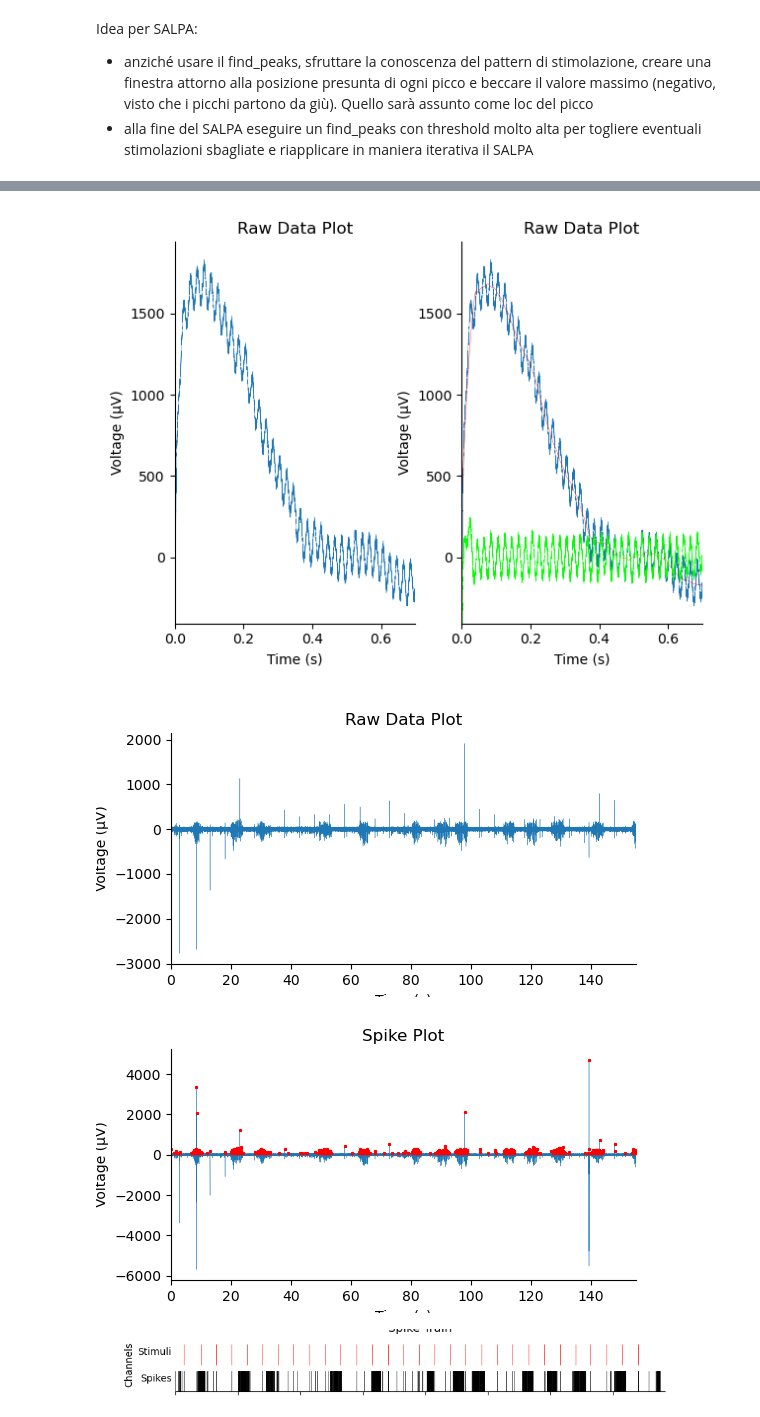
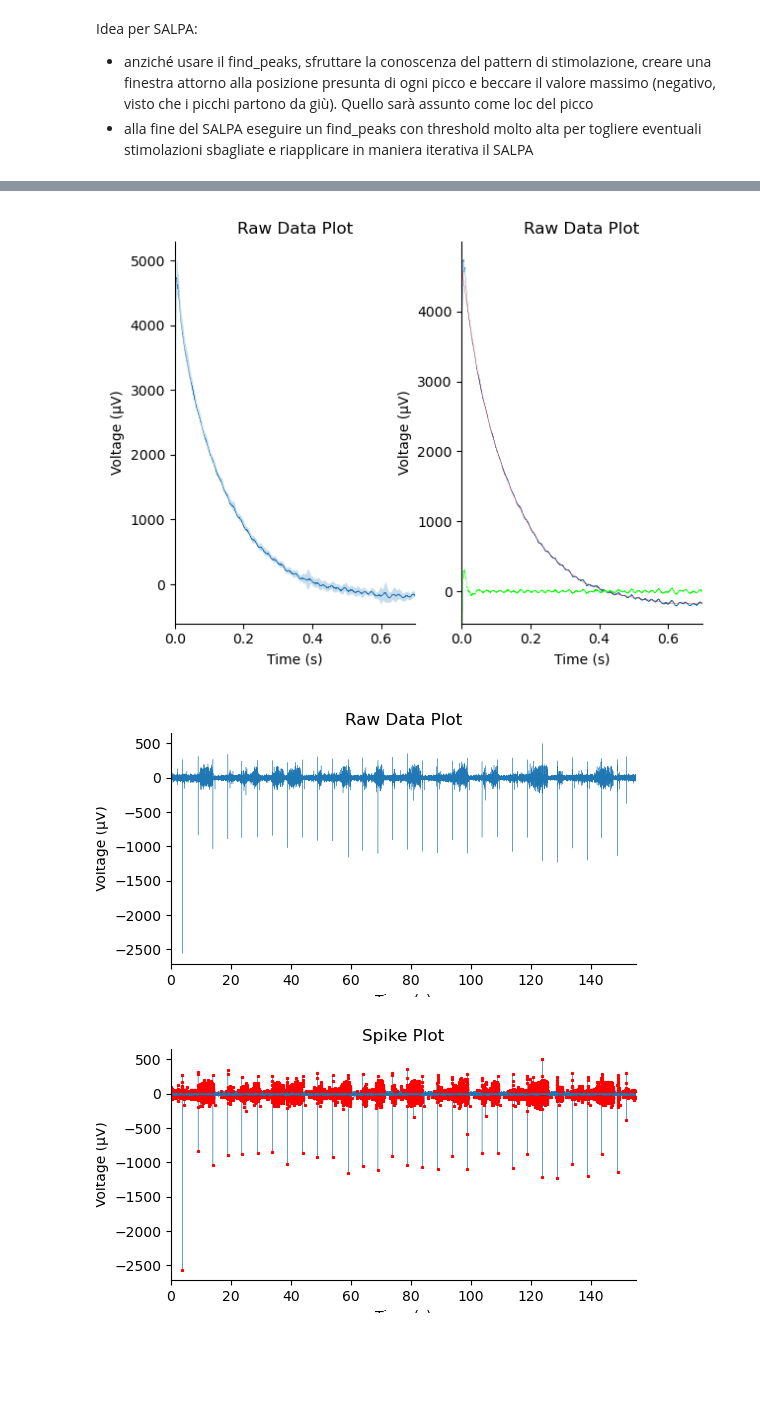
Before and after one commit to FrancescoNegri/neural-signal-analysis-project, a Jupyter notebook: preprocessing.ipynb, the cells around one changed output, grey strips where cells are left out. Drawn from its saved outputs; the diff is of its cells as text; code cells hidden in the pictures; blank space fills up the shorter version.

```diff
--- a/preprocessing.ipynb
+++ b/preprocessing.ipynb
@@ -15,7 +15,7 @@ The autoreload extension is already loaded. To reload it, use:
 sampling_frequency = 25000 # 25 kHz
 sampling_time = 1/sampling_frequency
 signal_duration = 5 * 30 + 5
-f = h5py.File('./data/ET1/R21-15/PostLesion_Mapping/Raw_P1_Ch_003.mat')
+f = h5py.File('./data/ET1/R21-15/PreLesion_Mapping/Raw_P2_Ch_000.mat')
 
 data = f['data'][:]
 data = np.reshape(data, np.size(data))
@@ -88,21 +88,19 @@ ns.visualization.plot_raw_data(mean_transient, ax=ax[1], sampling_time=sampling_
 ns.visualization.plot_raw_data(mean_transient_smoothed, ax=ax[1], sampling_time=sampling_time, color='#FF0000')
 ns.visualization.plot_raw_data(mean_transient - mean_transient_smoothed, ax=ax[1], sampling_time=sampling_time, color='#00FF00')
 # %% [output]
-[figure, old version]
+[figure, new version]
 # %%
 num, den = butter(1, [300, 7000], btype='bandpass', fs=sampling_frequency)
 filtered_data = lfilter(num, den, data)
 
 ns.visualization.plot_raw_data(filtered_data, sampling_time=sampling_time)
 # %% [output]
-[figure, old version]
+[figure, new version]
 # %%
 from scipy.stats import median_abs_deviation
 threshold = 4*1.4824*median_abs_deviation(filtered_data)
-spikes_idxs, _ = ns.spikes.hard_threshold_local_maxima(filtered_data, threshold, 0.003, use_abs=False, sampling_time=sampling_time)
+spikes_idxs, _ = ns.spikes.hard_threshold_local_maxima(filtered_data, threshold, 0.001, use_abs=True, sampling_time=sampling_time)
 
 ns.visualization.plot_spikes(filtered_data, spikes_idxs, sampling_time=sampling_time)
-ns.visualization.plot_spike_train([spikes_idxs, stimulus_idxs], channel_labels=['Spikes', 'Stimuli'], color=['#000000', '#FF0000'], sampling_time=sampling_time, figsize=(9, 1), dpi=100)
 # %% [output]
-[figure, old version]
+[figure, new version]
-[figure, removed]
```
Also changed, not shown: parts of 4 cells of this notebook.
